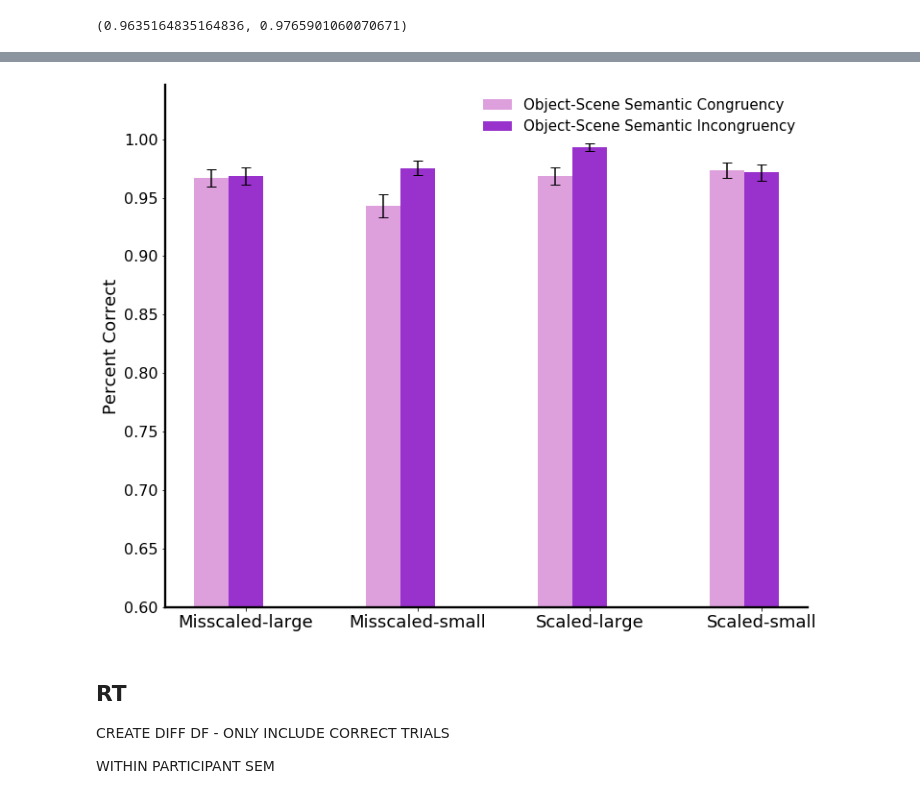
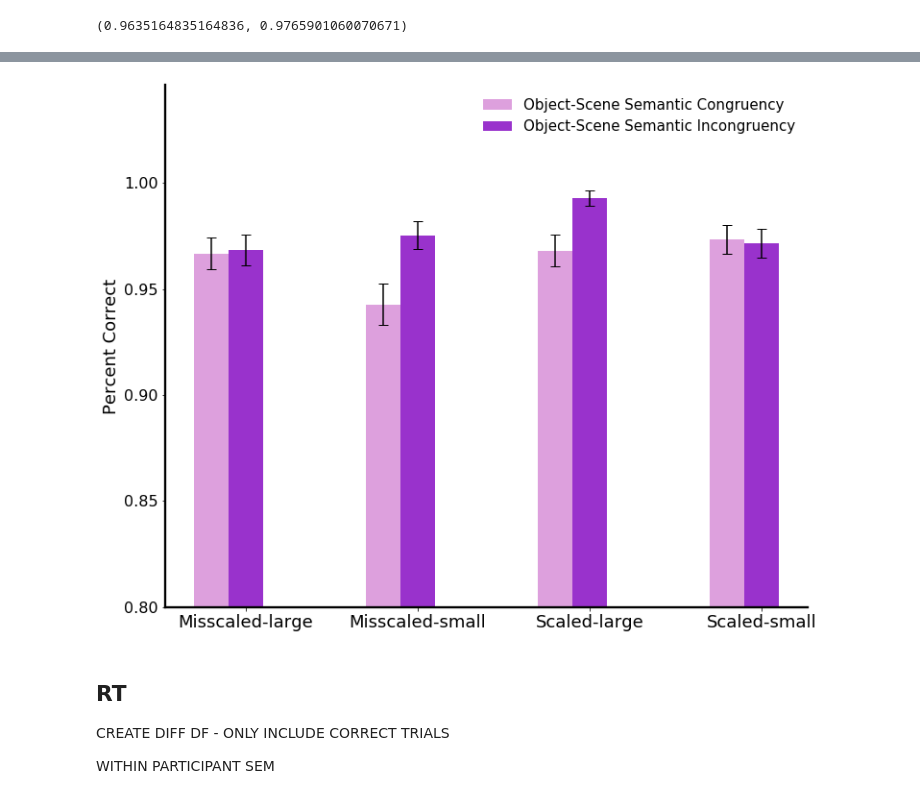
Before and after one commit to prachimahab/object_scene_scaling, a Jupyter notebook: analysis_e5v2.ipynb, the cells around one changed output, grey strips where cells are left out. Drawn from its saved outputs; the diff is of its cells as text; code cells hidden in the pictures.

```diff
--- a/analysis_e5v2.ipynb
+++ b/analysis_e5v2.ipynb
@@ -417,0 +553,32 @@ misscaled_acc, scaled_acc
+# %%
+fig, ax = plt.subplots(figsize=[12,10])
+ax.spines['right'].set_visible(False)
+ax.spines['top'].set_visible(False)
+for axis in ['bottom','left']:
+    ax.spines[axis].set_linewidth(2.3)
+
+x = np.arange(2)
+
+#                   Misscaled               Scaled
+Acc_objSemCong =   [cong_misscaled_acc, cong_scaled_acc]
+yerr_objSemCong =  [cong_misscaled_acc_sem, cong_scaled_acc_sem]
+
+
+Acc_objSemIncong =   [incong_misscaled_acc, incong_scaled_acc]
+yerr_objSemIncong =  [incong_misscaled_acc_sem, incong_scaled_acc_sem]
+
+
+width = 0.2
+
+# plot data in grouped manner of bar type
+plt.bar(x-0.2, Acc_objSemCong, width, color='lightblue', label='Object-Scene Semantic Congruency', yerr=yerr_objSemCong, capsize=5)
+plt.bar(x, Acc_objSemIncong, width, color='blue', label='Object-Scene Semantic Incongruency', yerr=yerr_objSemIncong, capsize=5)
+
+
+plt.xticks(x, ['Misscaled', 'Scaled'], fontsize='18')
+plt.ylim(0.80)
+plt.yticks(fontsize=16)
+plt.ylabel("Percent Correct", fontsize=18)
+plt.legend(loc=1, fontsize=15, frameon=False)
+# plt.title('E5V2-Accuracy', fontsize=22)
+plt.show()
@@ -466,35 +635,35 @@ for axis in ['bottom','left']:
     ax.spines[axis].set_linewidth(2.3)
 
 x = np.arange(4)
 
 #                                          Misscaled                                               Scaled
 #                                large                          small                         large                       small
 Acc_objSemCong =   [misscaled_zo_objSemCong_acc, misscaled_zi_objSemCong_acc, scaled_zo_objSemCong_acc, scaled_zi_objSemCong_acc]
 yerr_objSemCong =  [misscaled_zo_objSemCong_sem, misscaled_zi_objSemCong_sem, scaled_zo_objSemCong_sem, scaled_zi_objSemCong_sem]
 
 # yerr_objSemCong =  [0.03042634, 0.009242794, 0.009306265, 0.022845975]
 
 Acc_objSemIncong =   [misscaled_zo_objSemIncong_acc, misscaled_zi_objSemIncong_acc, scaled_zo_objSemIncong_acc, scaled_zi_objSemIncong_acc]
 yerr_objSemIncong =  [misscaled_zo_objSemIncong_sem, misscaled_zi_objSemIncong_sem, scaled_zo_objSemIncong_sem, scaled_zi_objSemIncong_sem]
 
 # yerr_objSemIncong =  [0.027580192, 0.011109077, 0.008396171, 0.031121827]
 
 width = 0.2
 
 # plot data in grouped manner of bar type
 plt.bar(x-0.2, Acc_objSemCong, width, color='plum', label='Object-Scene Semantic Congruency', yerr=yerr_objSemCong, capsize=5)
 plt.bar(x, Acc_objSemIncong, width, color='darkorchid', label='Object-Scene Semantic Incongruency', yerr=yerr_objSemIncong, capsize=5)
 
 
 plt.xticks(x, ['Misscaled-large', 'Misscaled-small', 'Scaled-large', 'Scaled-small'], fontsize='18')
-plt.ylim(0.60)
+plt.ylim(0.80)
 plt.yticks(fontsize=16)
 plt.ylabel("Percent Correct", fontsize=18)
 plt.legend(loc=1, fontsize=15, frameon=False)
 # plt.title('E5V2-Accuracy', fontsize=22)
 plt.show()
 # %% [output]
-[figure, old version]
+[figure, new version]
 # %% [markdown]
 ## RT
 
```
Also changed, not shown: parts of 32 cells of this notebook, 3 other files.
